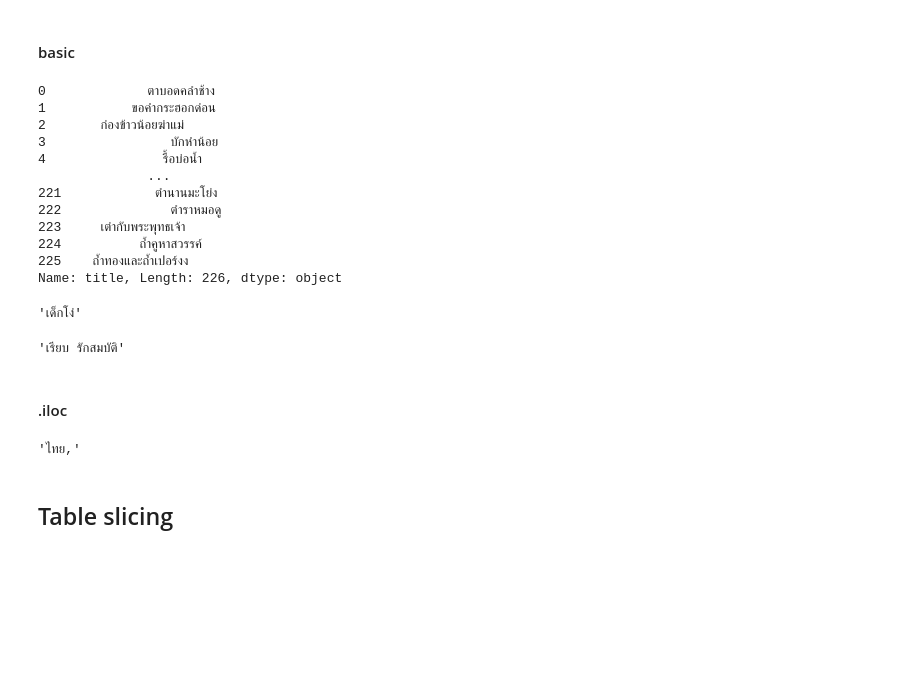
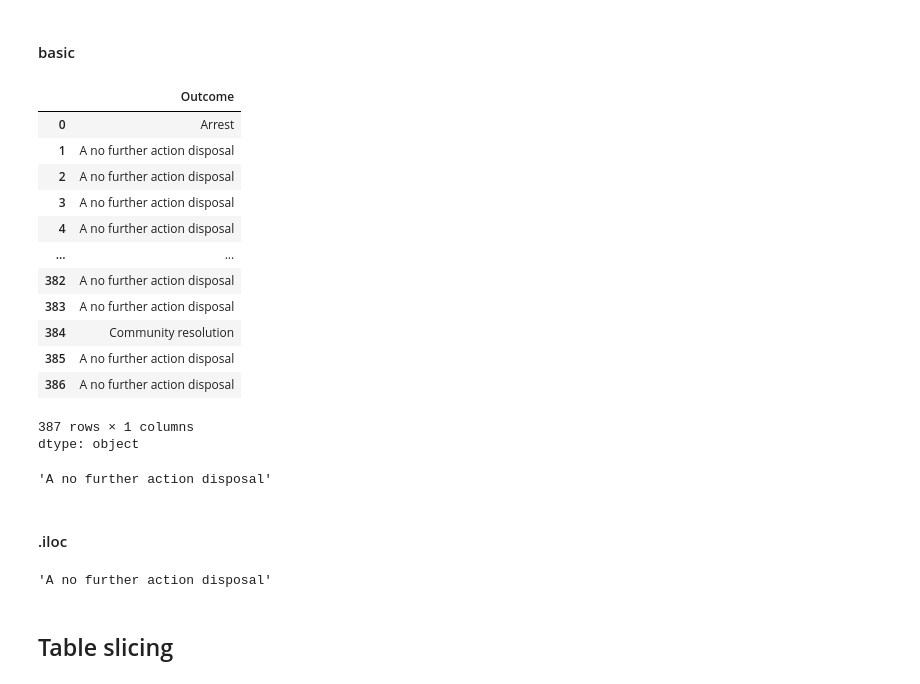
Before and after one commit to bamSirikorn/dataviz2025, a Jupyter notebook: Pandas_101_2025.ipynb, the cells around one changed output. Saved outputs shown, nothing was run; the diff lists cells and outputs as text; code cells hidden in the pictures; blank space fills up the shorter version.

```diff
--- a/Pandas_101_2025.ipynb
+++ b/Pandas_101_2025.ipynb
@@ -111,34 +89,32 @@ folk_df.shape
 ## ชี้ค่าในตาราง
 # %% [markdown]
 #### basic
-# %%
-folk_df['title']
-# %% [output]
-0             ตาบอดคลำช้าง
-1           ขอคำกระฮอกด่อน
-2       ก่องข้าวน้อยฆ่าแม่
-3                บักหำน้อย
-4               รื้อบ่อน้ำ
-              ...
-221            ตำนานมะโย่ง
-222              ตำราหมอดู
-223     เต่ากับพระพุทธเจ้า
-224          ถ้ำคูหาสวรรค์
-225    ถ้ำทองและถ้ำเปอร์งง
-Name: title, Length: 226, dtype: object
-# %%
-folk_df['title'][99]
-# %% [output]
-'เด็กโง่'
-# %%
-folk_df['creator'][99]
-# %% [output]
-'เรียบ รักสมบัติ'
+# %%
+stopandsearch_df['Outcome']
+# %% [output]
+|  | Outcome |
+| 0 | Arrest |
+| 1 | A no further action disposal |
+| 2 | A no further action disposal |
+| 3 | A no further action disposal |
+| 4 | A no further action disposal |
+| ... | ... |
+| 382 | A no further action disposal |
+| 383 | A no further action disposal |
+| 384 | Community resolution |
+| 385 | A no further action disposal |
+| 386 | A no further action disposal |
+387 rows × 1 columns
+dtype: object
+# %%
+stopandsearch_df['Outcome'][200]
+# %% [output]
+'A no further action disposal'
 # %% [markdown]
 #### .iloc
-# %%
-folk_df.iloc[99,5]
-# %% [output]
-'ไทย,'
+# %%
+stopandsearch_df.iloc[200,-3]
+# %% [output]
+'A no further action disposal'
 # %% [markdown]
 ## Table slicing
```
Also changed, not shown: parts of 60 cells of this notebook.
